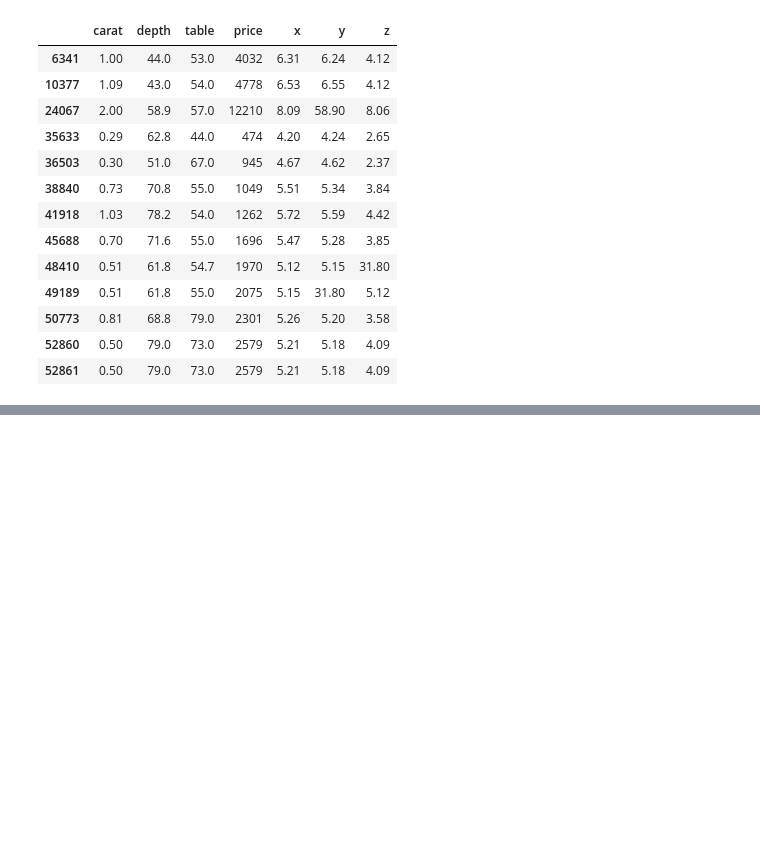
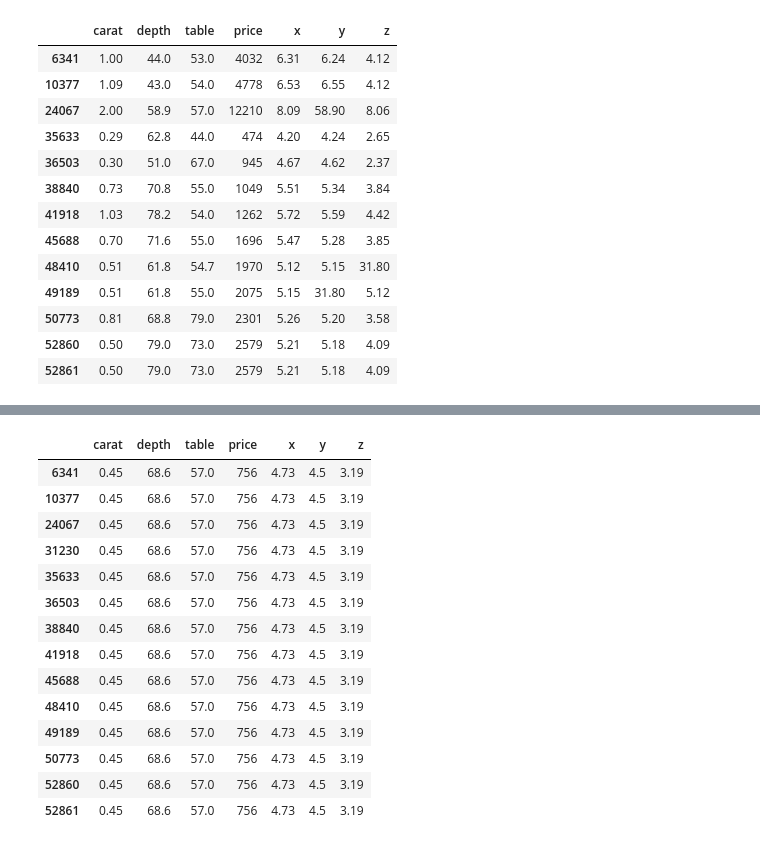
Before and after one commit to hafizeogut/Data_Science_Algorthim, a Jupyter notebook: 00_veriyi_on_isleme.ipynb, the cells around one changed output, grey strips where cells are left out. Cells and saved outputs as stored; diff of their text form; code cells hidden in the pictures; blank space fills up the shorter version.

```diff
--- a/00_veriyi_on_isleme.ipynb
+++ b/00_veriyi_on_isleme.ipynb
@@ -407,0 +470,2 @@ yeni_df
+# %%
+res = aykirilar.to_records(index = False)
@@ -407,0 +510,21 @@ yeni_df
+# %%
+import pandas as pd
+df[~aykiri_tf] = pd.DataFrame(res , index = df[~aykiri_tf].index)  # DataFrame'inin tüm satırlarını NumPy kayıtlar dizisine dönüştürerek res dizisine atar.
+# %%
+df[~aykiri_tf]
+# %% [output]
+|  | carat | depth | table | price | x | y | z |
+| 6341 | 0.45 | 68.6 | 57.0 | 756 | 4.73 | 4.5 | 3.19 |
+| 10377 | 0.45 | 68.6 | 57.0 | 756 | 4.73 | 4.5 | 3.19 |
+| 24067 | 0.45 | 68.6 | 57.0 | 756 | 4.73 | 4.5 | 3.19 |
+| 31230 | 0.45 | 68.6 | 57.0 | 756 | 4.73 | 4.5 | 3.19 |
+| 35633 | 0.45 | 68.6 | 57.0 | 756 | 4.73 | 4.5 | 3.19 |
+| 36503 | 0.45 | 68.6 | 57.0 | 756 | 4.73 | 4.5 | 3.19 |
+| 38840 | 0.45 | 68.6 | 57.0 | 756 | 4.73 | 4.5 | 3.19 |
+| 41918 | 0.45 | 68.6 | 57.0 | 756 | 4.73 | 4.5 | 3.19 |
+| 45688 | 0.45 | 68.6 | 57.0 | 756 | 4.73 | 4.5 | 3.19 |
+| 48410 | 0.45 | 68.6 | 57.0 | 756 | 4.73 | 4.5 | 3.19 |
+| 49189 | 0.45 | 68.6 | 57.0 | 756 | 4.73 | 4.5 | 3.19 |
+| 50773 | 0.45 | 68.6 | 57.0 | 756 | 4.73 | 4.5 | 3.19 |
+| 52860 | 0.45 | 68.6 | 57.0 | 756 | 4.73 | 4.5 | 3.19 |
+| 52861 | 0.45 | 68.6 | 57.0 | 756 | 4.73 | 4.5 | 3.19 |
```
Also changed, not shown: parts of 14 cells of this notebook, 1 other file.
